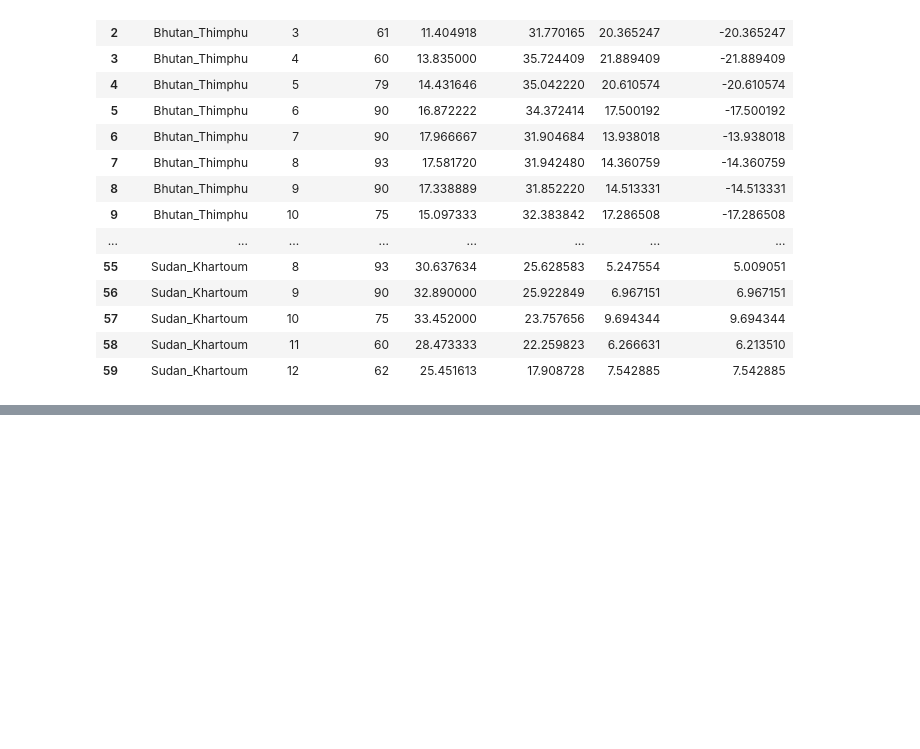
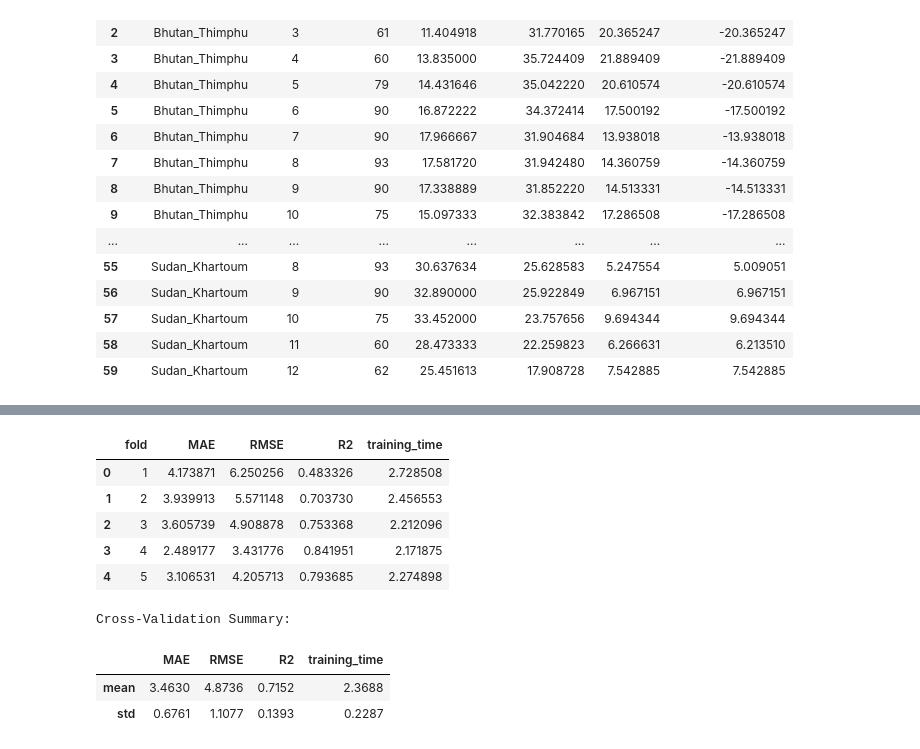
Before and after one commit to MosabOs/climate-geospatial-ml, a Jupyter notebook: notebooks/06_model_improvement.ipynb, the cells around one changed output, grey strips where cells are left out. Drawn from its saved outputs; the diff is of its cells as text; code cells hidden in the pictures; blank space fills up the shorter version.

```diff
--- a/notebooks/06_model_improvement.ipynb
+++ b/notebooks/06_model_improvement.ipynb
@@ -1261,0 +1370,55 @@ display(
+# %%
+cv_results = []
+
+for fold, (fold_train_idx, fold_val_idx) in enumerate(
+    group_kfold.split(X_train_cv, y_train_cv, groups_train_cv),
+    start=1
+):
+    X_fold_train = X_train_cv.iloc[fold_train_idx]
+    X_fold_val = X_train_cv.iloc[fold_val_idx]
+
+    y_fold_train = y_train_cv.iloc[fold_train_idx]
+    y_fold_val = y_train_cv.iloc[fold_val_idx]
+
+    model = RandomForestRegressor(
+        n_estimators=100,
+        max_depth=None,
+        min_samples_split=2,
+        min_samples_leaf=2,
+        random_state=42,
+        n_jobs=-1
+    )
+
+    start_time = time.time()
+    model.fit(X_fold_train, y_fold_train)
+    training_time = time.time() - start_time
+
+    predictions = model.predict(X_fold_val)
+
+    cv_results.append({
+        "fold": fold,
+        "MAE": mean_absolute_error(y_fold_val, predictions),
+        "RMSE": np.sqrt(mean_squared_error(y_fold_val, predictions)),
+        "R2": r2_score(y_fold_val, predictions),
+        "training_time": training_time
+    })
+
+cv_results_df = pd.DataFrame(cv_results)
+
+display(cv_results_df)
+
+print("\nCross-Validation Summary:")
+display(
+    cv_results_df.drop(columns="fold").agg(["mean", "std"]).round(4)
+)
+# %% [output]
+|  | fold | MAE | RMSE | R2 | training_time |
+| 0 | 1 | 4.173871 | 6.250256 | 0.483326 | 2.728508 |
+| 1 | 2 | 3.939913 | 5.571148 | 0.703730 | 2.456553 |
+| 2 | 3 | 3.605739 | 4.908878 | 0.753368 | 2.212096 |
+| 3 | 4 | 2.489177 | 3.431776 | 0.841951 | 2.171875 |
+| 4 | 5 | 3.106531 | 4.205713 | 0.793685 | 2.274898 |
+Cross-Validation Summary:
+|  | MAE | RMSE | R2 | training_time |
+| mean | 3.4630 | 4.8736 | 0.7152 | 2.3688 |
+| std | 0.6761 | 1.1077 | 0.1393 | 0.2287 |
```
Also changed, not shown: parts of 46 cells of this notebook.
